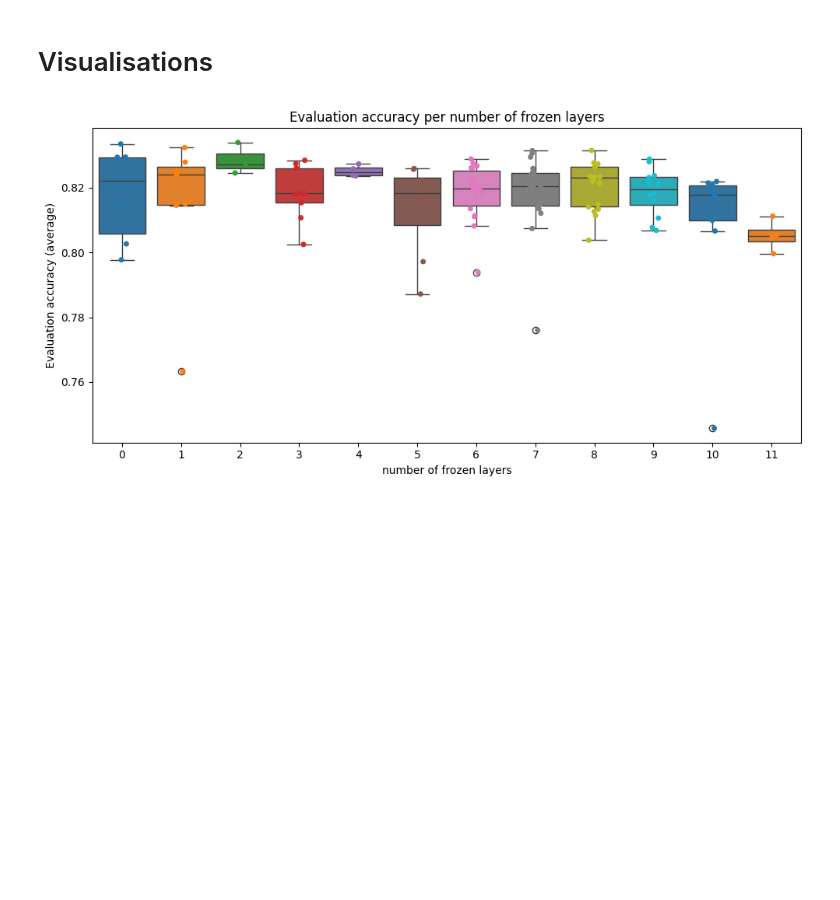
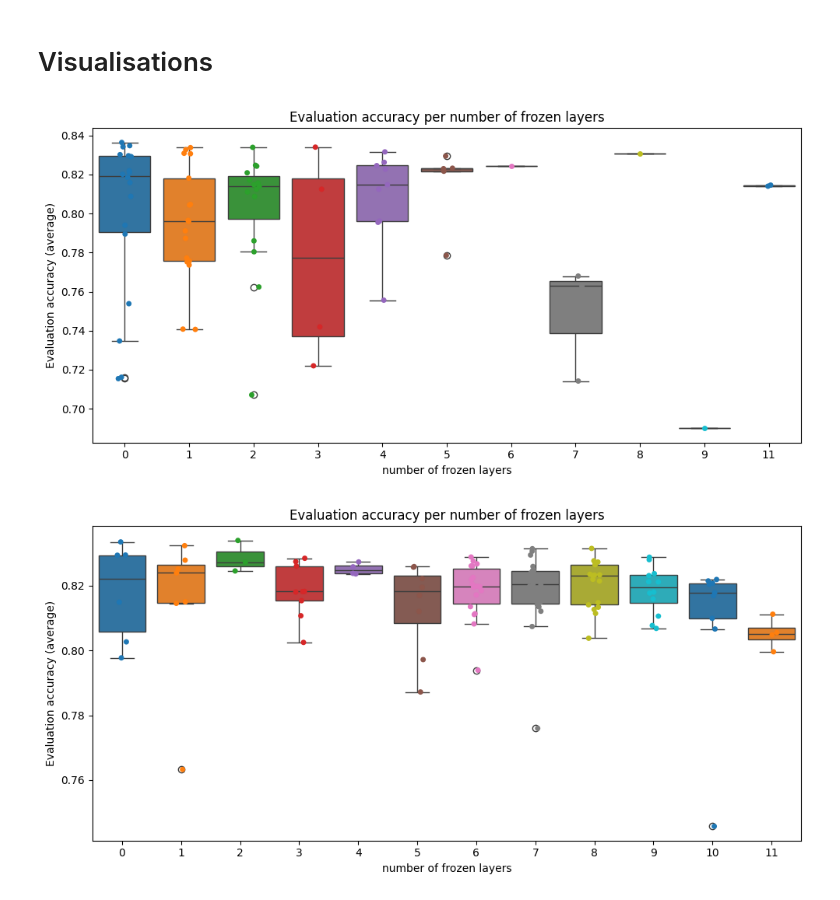
Before and after one commit to PulyaPolya/musicbert_hf, a Jupyter notebook: visualisations.ipynb, the cells around one changed output. Cells and saved outputs as stored; diff of their text form; code cells hidden in the pictures; blank space fills up the shorter version.

```diff
--- a/visualisations.ipynb
+++ b/visualisations.ipynb
@@ -306,6 +326,25 @@ importance for degree
 | 1 | num_linear_layers_degree | 0.065566 |
 # %% [markdown]
 # Visualisations
+# %%
+import seaborn as sns
+import matplotlib.pyplot as plt
+
+plt.figure(figsize=(10, 5))
+sns.stripplot(data=data_filtered,  x='freeze_layers', y='eval/accuracy', hue='freeze_layers', palette='tab10', dodge=False)
+sns.boxplot(data=data_filtered, x='freeze_layers', y='eval/accuracy', hue='freeze_layers', palette='tab10', dodge=False)
+
+# Adjust plot
+plt.xlabel("number of frozen layers")
+plt.ylabel("Evaluation accuracy (average)")
+plt.title("Evaluation accuracy per number of frozen layers")
+#plt.legend(title="Frozen Layers", bbox_to_anchor = (1,0.5))
+plt.legend('',frameon=False)
+plt.tight_layout()
+#plt.savefig("figures/frozen_layers_vs_eval_acc.pdf", format="pdf", bbox_inches="tight")
+plt.show()
+# %% [output]
+[figure, added]
 # %%
 import seaborn as sns
 import matplotlib.pyplot as plt
```
Also changed, not shown: parts of 27 cells of this notebook, 2 other files.
